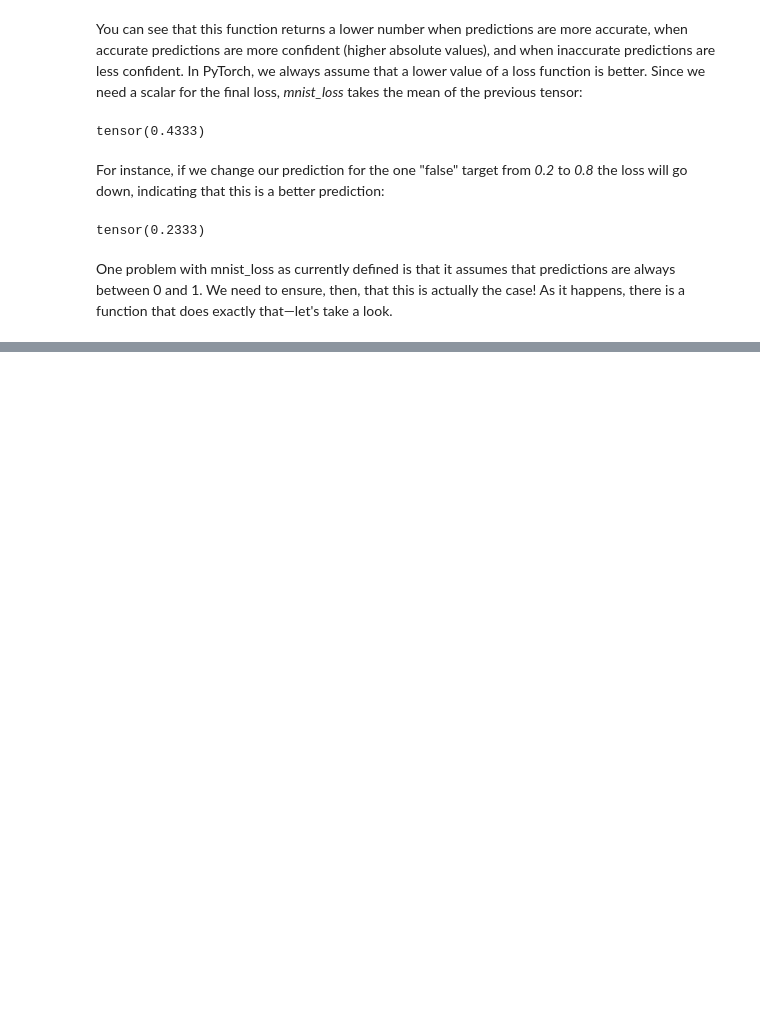
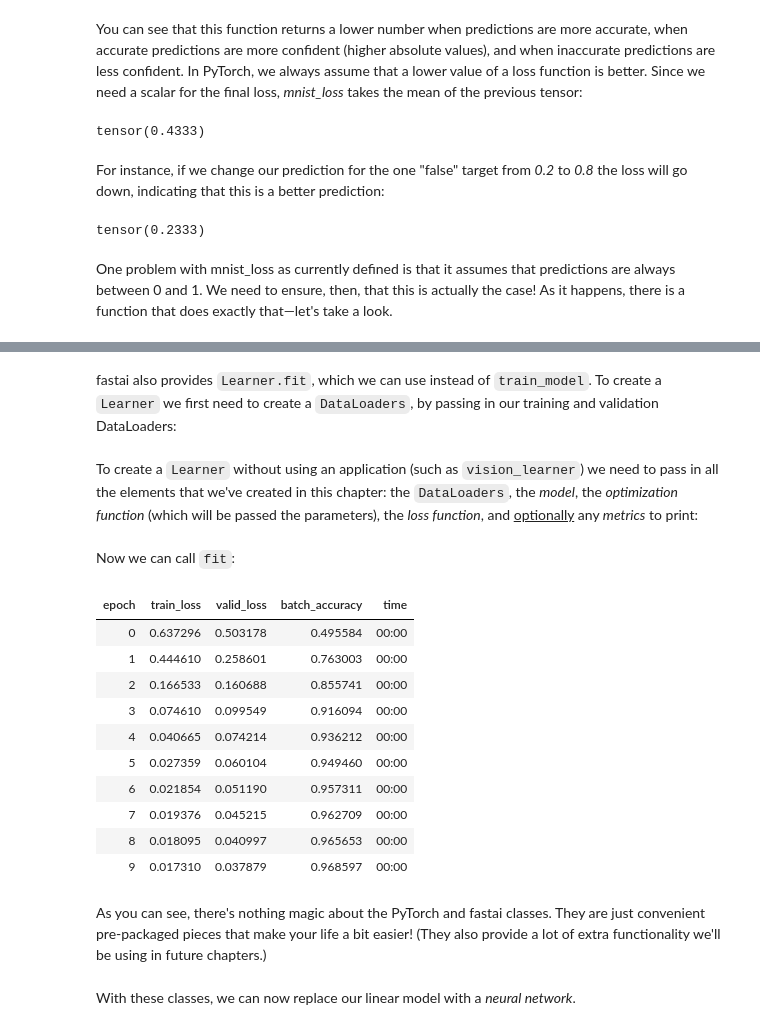
Before and after one commit to lanceEM2/understanding-deep-ai, a Jupyter notebook: broadcasting.ipynb, the cells around one changed output, grey strips where cells are left out. Drawn from its saved outputs; the diff is of its cells as text; code cells hidden in the pictures; blank space fills up the shorter version.

```diff
--- a/broadcasting.ipynb
+++ b/broadcasting.ipynb
@@ -454,0 +651,5 @@ One problem with mnist_loss as currently defined is that it assumes that predict
+# %%
+lr = 1.
+params = weights,bias
+train_epoch(linear1, lr, params)
+validate_epoch(linear1)
@@ -454,0 +660,4 @@ One problem with mnist_loss as currently defined is that it assumes that predict
+# %%
+for i in range(20):
+    train_epoch(linear1, lr, params)
+    print(validate_epoch(linear1), end=' ')
@@ -454,0 +733,29 @@ One problem with mnist_loss as currently defined is that it assumes that predict
+# %% [markdown]
+fastai also provides `Learner.fit`, which we can use instead of `train_model`. To create a `Learner` we first need to create a `DataLoaders`, by passing in our training and validation DataLoaders:
+# %%
+dls = DataLoaders(dl, valid_dl)
+# %% [markdown]
+To create a `Learner` without using an application (such as `vision_learner`) we need to pass in all the elements that we've created in this chapter: the `DataLoaders`, the *model*, the *optimization function* (which will be passed the parameters), the *loss function*, and <u>optionally</u> any *metrics* to print:
+# %%
+learn = Learner(dls, nn.Linear(28*28,1), opt_func=SGD,
+                loss_func=mnist_loss, metrics=batch_accuracy)
+# %% [markdown]
+Now we can call `fit`:
+# %%
+learn.fit(10, lr=lr)
+# %% [output]
+| epoch | train_loss | valid_loss | batch_accuracy | time |
+| 0 | 0.637296 | 0.503178 | 0.495584 | 00:00 |
+| 1 | 0.444610 | 0.258601 | 0.763003 | 00:00 |
+| 2 | 0.166533 | 0.160688 | 0.855741 | 00:00 |
+| 3 | 0.074610 | 0.099549 | 0.916094 | 00:00 |
+| 4 | 0.040665 | 0.074214 | 0.936212 | 00:00 |
+| 5 | 0.027359 | 0.060104 | 0.949460 | 00:00 |
+| 6 | 0.021854 | 0.051190 | 0.957311 | 00:00 |
+| 7 | 0.019376 | 0.045215 | 0.962709 | 00:00 |
+| 8 | 0.018095 | 0.040997 | 0.965653 | 00:00 |
+| 9 | 0.017310 | 0.037879 | 0.968597 | 00:00 |
+# %% [markdown]
+As you can see, there's nothing magic about the PyTorch and fastai classes. They are just convenient pre-packaged pieces that make your life a bit easier! (They also provide a lot of extra functionality we'll be using in future chapters.)
+# %% [markdown]
+With these classes, we can now replace our linear model with a *neural network*.
```
Also changed, not shown: parts of 89 cells of this notebook.
